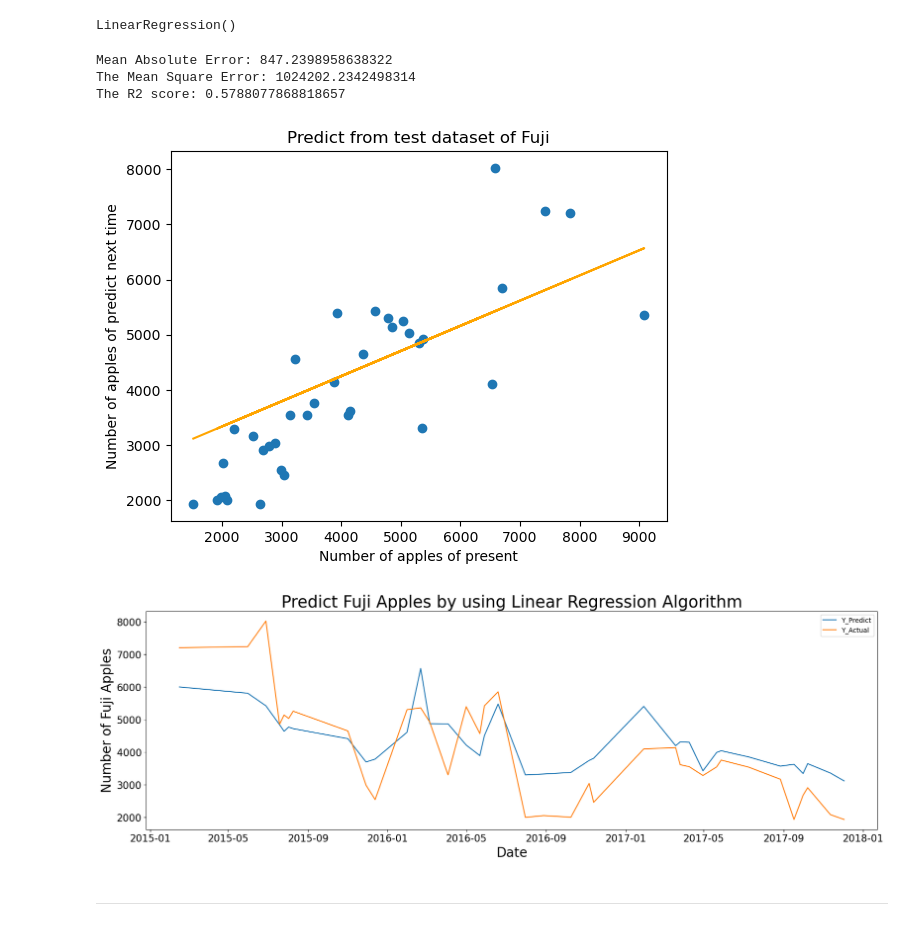
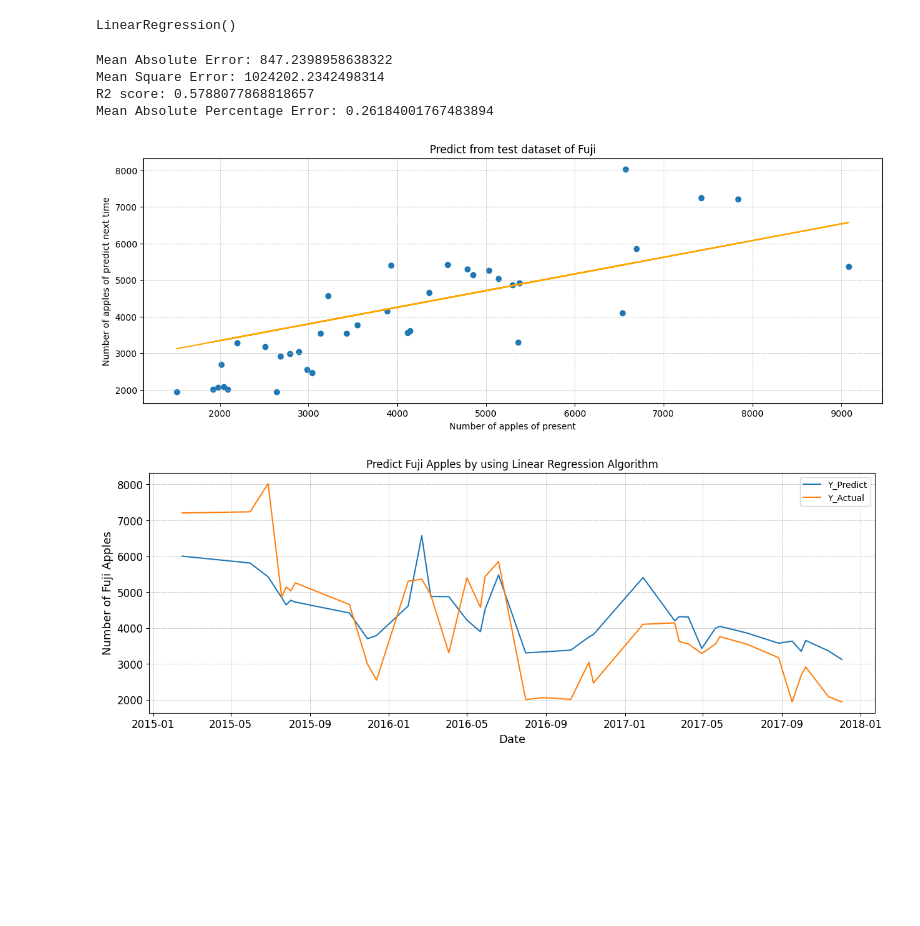
Before and after one commit to OatKID/RegressionMiniProject, a Jupyter notebook: algorithm/Fuji/1_predict_1/linear_regression.ipynb, the cells around one changed output. Cells and saved outputs as stored; diff of their text form; code cells hidden in the pictures; blank space fills up the shorter version.

```diff
--- a/algorithm/Fuji/1_predict_1/linear_regression.ipynb
+++ b/algorithm/Fuji/1_predict_1/linear_regression.ipynb
@@ -67,6 +71,16 @@ plt.show()
 # %%
 feature_fuji = np.array(df_fuji.drop(columns="y"))
 label_fuji = np.array(df_fuji.drop(columns="Fuji"))
+# %%
+def writeEvaluate(model, mae:np.float64, mse:np.float64, r2:np.float64, mape:np.float64, filename):
+    df = pd.read_csv(filename)
+    row_index = df.index.get_loc(df.loc[df['Model'] == model].index[0])
+    df.at[row_index,'Mae'] = mae
+    df.at[row_index,'Mse'] = mse
+    df.at[row_index,'R2'] = r2
+    df.at[row_index,'Mape'] = mape
+
+    df.to_csv(filename,encoding='utf-8', sep=',', index=False)
 # %%
 # def findBestRandomState(r,t, x, y):
 #     xScaler = StandardScaler().fit(x)
@@ -105,31 +119,44 @@ model.fit(feature_fuji_train[:, 1:], label_fuji_train[:, 1:])
 LinearRegression()
 # %%
 y_predict = model.predict(feature_fuji_test[:, 1:])
-print(f"Mean Absolute Error: {mean_absolute_error(label_fuji_test[:, 1:], y_predict)}")
-print(f"The Mean Square Error: {mean_squared_error(label_fuji_test[:, 1:], y_predict)}")
-print(f"The R2 score: {r2_score(label_fuji_test[:, 1:], y_predict)}")
+mae = mean_absolute_error(label_fuji_test[:, 1:], y_predict)
+mse = mean_squared_error(label_fuji_test[:, 1:], y_predict)
+r2 = r2_score(label_fuji_test[:, 1:], y_predict)
+mape = mean_absolute_percentage_error(label_fuji_test[:, 1:], y_predict)
 
+print(f"Mean Absolute Error: {mae}")
+print(f"Mean Square Error: {mse}")
+print(f"R2 score: {r2}")
+
+print(f"Mean Absolute Percentage Error: {mape}")
+
+writeEvaluate("Linear",mae,mse,r2,mape,"evaluate.csv")
+
+plt.figure(figsize=(15,5))
 plt.scatter(feature_fuji_test[:, 1:], label_fuji_test[:, 1:])
 plt.plot(feature_fuji_test[:, 1:], y_predict, color="orange")
 plt.xlabel("Number of apples of present")
 plt.ylabel("Number of apples of predict next time")
 plt.title("Predict from test dataset of Fuji")
+plt.grid(linestyle='--', linewidth=0.5)
 plt.show()
 # %% [output]
 Mean Absolute Error: 847.2398958638322
-The Mean Square Error: 1024202.2342498314
-The R2 score: 0.5788077868818657
+Mean Square Error: 1024202.2342498314
+R2 score: 0.5788077868818657
+Mean Absolute Percentage Error: 0.26184001767483894
-[figure, old version]
+[figure, new version]
 # %%
-plt.figure(figsize=(20, 6))
-plt.xticks(fontsize=15)
-plt.yticks(fontsize=15)
+plt.figure(figsize=(15, 5))
+plt.xticks(fontsize=12)
+plt.yticks(fontsize=12)
 plt.plot(feature_fuji_test[:, :1], y_predict, label="Y_Predict")
 plt.plot(feature_fuji_test[:,:1], label_fuji_test[:, 1:], label="Y_Actual")
-plt.xlabel("Date", fontsize=20)
-plt.ylabel("Number of Fuji Apples", fontsize=20)
-plt.title("Predict Fuji Apples by using Linear Regression Algorithm", fontsize=25)
+plt.xlabel("Date", fontsize=13)
+plt.ylabel("Number of Fuji Apples", fontsize=13)
+plt.title("Predict Fuji Apples by using Linear Regression Algorithm")
+plt.grid(linestyle='--', linewidth=0.5)
 plt.legend()
 plt.show()
 # %% [output]
-[figure, old version]
+[figure, new version]
@@ -151,2 +162,0 @@ writeEvaluate("Linear",mae,mse,r2,"evaluate.csv")
-# %% [markdown]
----
```
Also changed, not shown: parts of 5 cells of this notebook, 2 other files.
